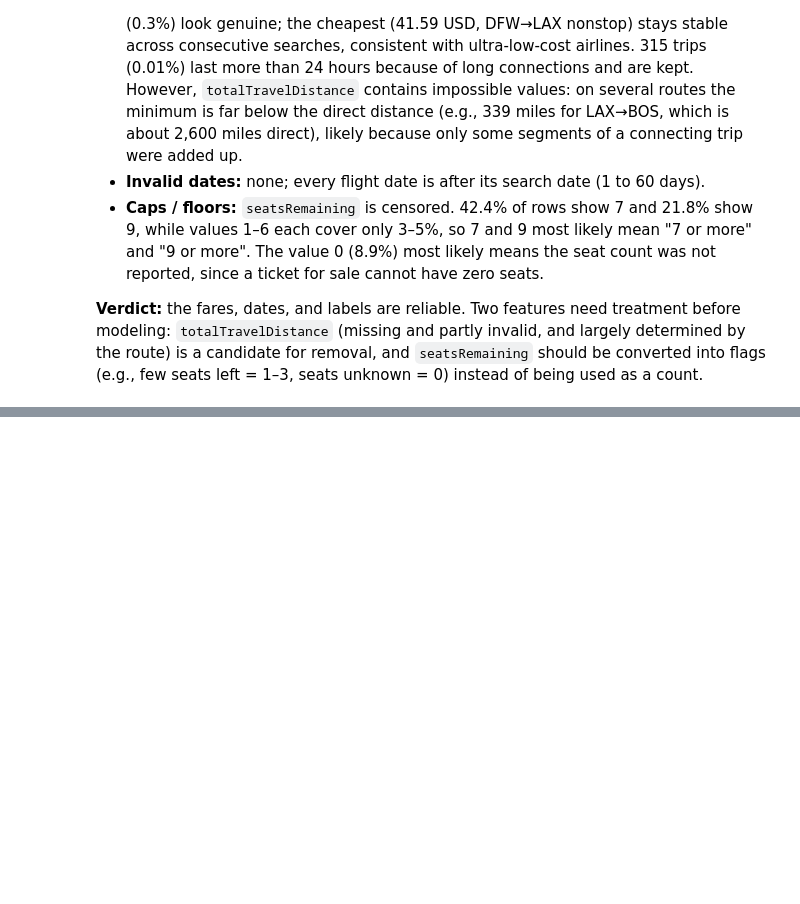
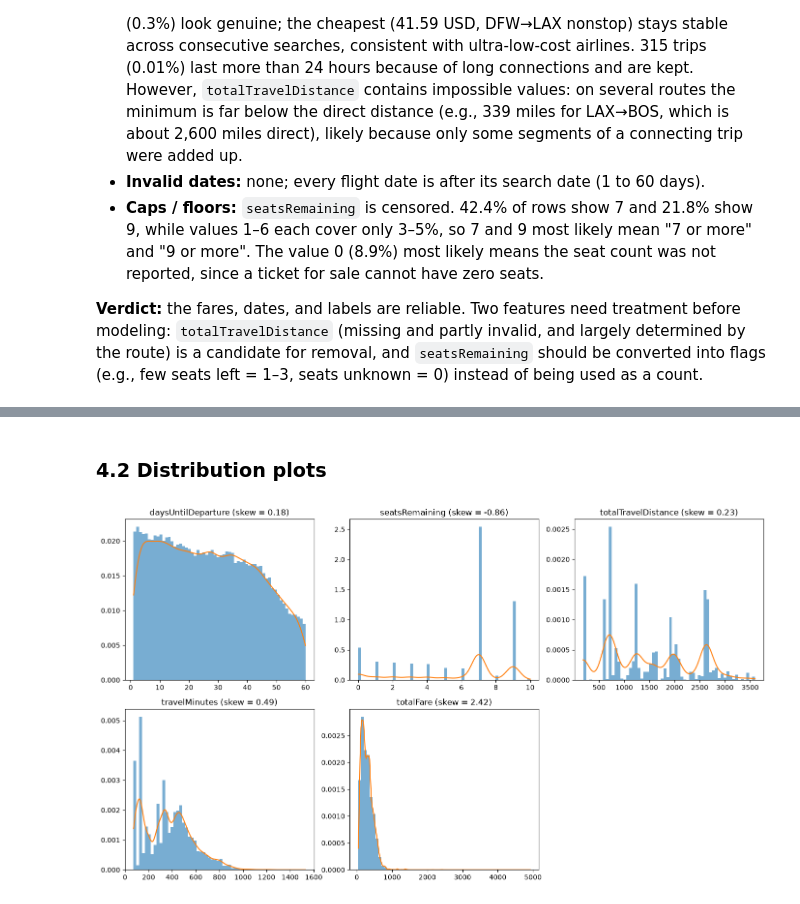
Before and after one commit to anitaroese/flight-price-prediction, a Jupyter notebook: 03_EDA.ipynb, the cells around one changed output, grey strips where cells are left out. Cells and saved outputs as stored; diff of their text form; code cells hidden in the pictures; blank space fills up the shorter version.

```diff
--- a/03_EDA.ipynb
+++ b/03_EDA.ipynb
@@ -232,0 +236,7 @@ df.nsmallest(5, "totalFare")[["route", "searchDate", "flightDate", "totalFare",
+# %%
+num_cols = ["daysUntilDeparture", "seatsRemaining", "totalTravelDistance", "travelMinutes", "totalFare"]
+
+desc = df[num_cols].describe().T[["mean", "50%", "std", "min", "25%", "75%", "max"]]
+desc.columns = ["Mean", "Median", "Std", "Min", "Q1", "Q3", "Max"]
+desc["Skew"] = df[num_cols].skew()
+desc.round(2)
@@ -232,0 +252,19 @@ df.nsmallest(5, "totalFare")[["route", "searchDate", "flightDate", "totalFare",
+# %% [markdown]
+### 4.2 Distribution plots
+# %%
+sample = df.sample(SAMPLE_SIZE, random_state=RANDOM_STATE)
+
+fig, axes = plt.subplots(2, 3, figsize=(14, 8))
+for ax, col in zip(axes.flat, num_cols):
+    values = sample[col].dropna()
+    ax.hist(values, bins=60, density=True, alpha=0.6)                  # histogram
+    kde_values = values.sample(min(20_000, len(values)), random_state=RANDOM_STATE)
+    grid = np.linspace(values.min(), values.max(), 200)
+    ax.plot(grid, stats.gaussian_kde(kde_values)(grid))                # smooth KDE curve
+    ax.set_title(f"{col} (skew = {df[col].skew():.2f})")
+axes.flat[-1].axis("off")                                              # 5 plots in a 2x3 grid: hide the 6th
+plt.tight_layout()
+plt.savefig(f"{fig_dir}/hist_features.pdf")
+plt.show()
+# %% [output]
+[figure, added]
```
Also changed, not shown: parts of 13 cells of this notebook, 3 other files.
